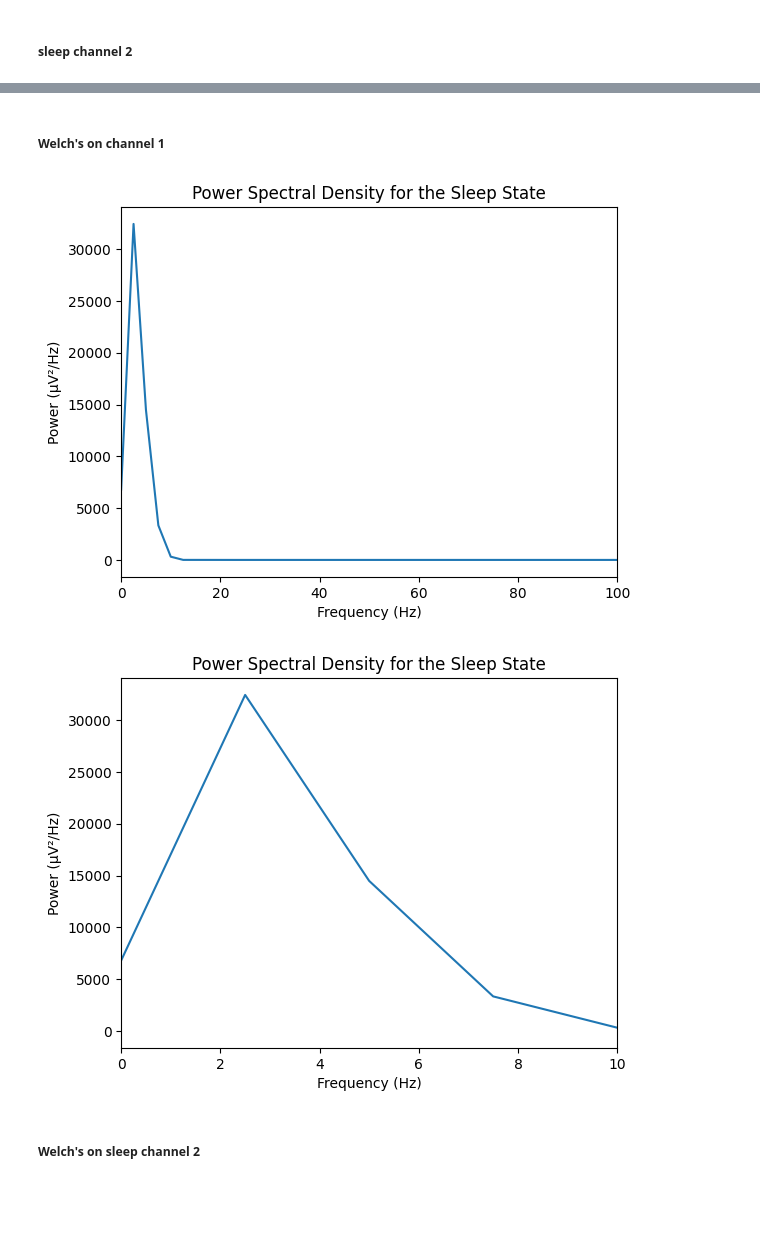
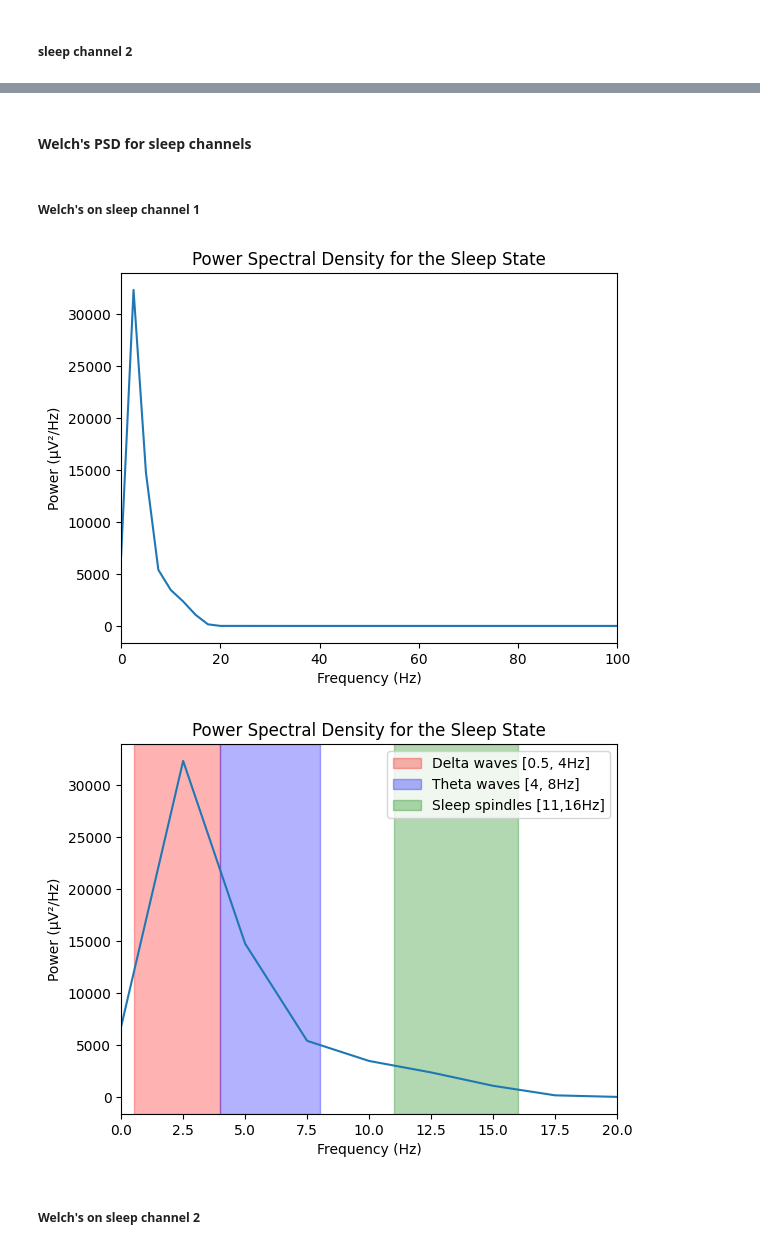
Before and after one commit to Indraniiii/118C_rat, a Jupyter notebook: COGS118_LFP_rats.ipynb, the cells around one changed output, grey strips where cells are left out. Saved outputs shown, nothing was run; the diff lists cells and outputs as text; code cells hidden in the pictures; blank space fills up the shorter version.

Commit message:
added legends, colored maps
+colored waves (delta, theta, alpha, gamma, sleep spindles)
+legend for each

```diff
--- a/COGS118_LFP_rats.ipynb
+++ b/COGS118_LFP_rats.ipynb
@@ -95,12 +95,12 @@ The shape of the original rat LFP data is: (2, 375000)
 ###filtering the signals
 #high pass to allow higher frequencies than 8Hz
 n = 1025
-hp = signal.firwin(n,cutoff=8,fs=Fs, pass_zero='highpass') # This function designs a FIR filter
+hp = signal.firwin(n,cutoff=16,fs=Fs, pass_zero='highpass') # This function designs a FIR filter
 #Sanity check, check filter working as intended
 plt.plot(hp)
 plt.xlabel('Filter delays (n)')
 plt.ylabel('Filter function h(n)')
 
 #, allow less than 8Hz
-lp = signal.firwin(n,cutoff=8,fs=Fs, pass_zero='lowpass') # This function designs a FIR filter
+lp = signal.firwin(n,cutoff=16,fs=Fs, pass_zero='lowpass') # This function designs a FIR filter
 # %% [output]
@@ -224,5 +230,7 @@ plt.show
+# %% [markdown]
+#### Welch's PSD for sleep channels
 # %% [markdown]
-##### Welch's on channel 1
+##### Welch's on sleep channel 1
 # %%
 #PSD on sleep state
 sleep_freq, sleep_1psd = welch(lpf_1sleep, fs=Fs, nperseg=500)
@@ -235,17 +243,21 @@ plt.ylabel('Power (μV²/Hz)')
 plt.xlim(0, 100)
 plt.show()
 # %% [output]
-[figure, old version]
+[figure, new version]
 # %%
 ###zoom in lower frequencies for clarity
 plt.plot(sleep_freq, sleep_1psd)
 plt.title('Power Spectral Density for the Sleep State')
 plt.xlabel('Frequency (Hz)')
 plt.ylabel('Power (μV²/Hz)')
-plt.xlim(0, 10)
+plt.xlim(0, 20)
+plt.axvspan(0.5, 4, color='red', alpha=0.3, label='Delta waves [0.5, 4Hz]')
+plt.axvspan(4,8, color='blue', alpha=0.3, label='Theta waves [4, 8Hz]')
+plt.axvspan(11,16, color='green', alpha=0.3, label='Sleep spindles [11,16Hz]')
+plt.legend()
 plt.show()
 # %% [output]
-[figure, old version]
+[figure, new version]
 # %% [markdown]
 ##### Welch's on sleep channel 2
 # %%
```
Also changed, not shown: parts of 9 cells of this notebook.
